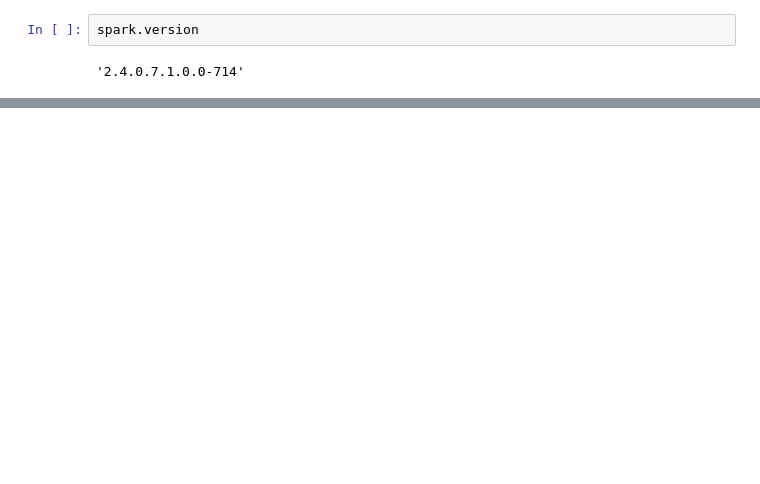
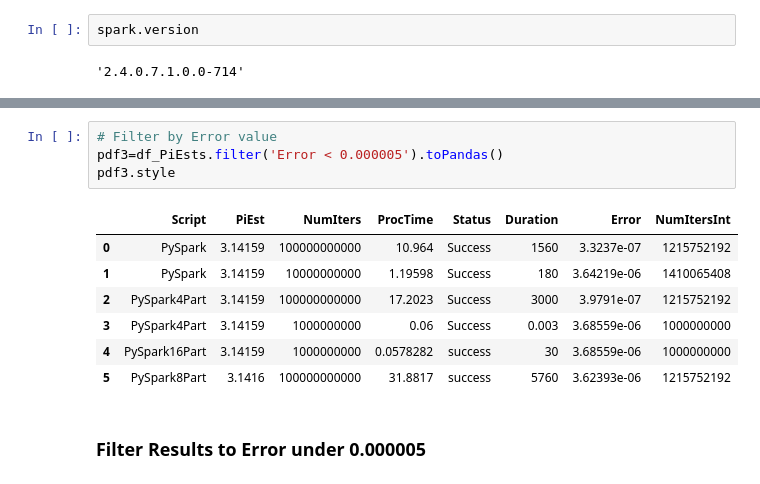
Before and after one commit to BrooksIan/EstimatingPi, a Jupyter notebook: EstResults.ipynb, the cells around one changed output, grey strips where cells are left out. Cells and saved outputs as stored; diff of their text form; blank space fills up the shorter version.

```diff
--- a/EstResults.ipynb
+++ b/EstResults.ipynb
@@ -65,0 +202,14 @@ raw_data = spark.read.json("pi_experiments.json")
+# %%
+# Filter by Error value
+pdf3=df_PiEsts.filter('Error < 0.000005').toPandas()
+pdf3.style
+# %% [output]
+|  | Script | PiEst | NumIters | ProcTime | Status | Duration | Error | NumItersInt |
+| 0 | PySpark | 3.14159 | 100000000000 | 10.964 | Success | 1560 | 3.3237e-07 | 1215752192 |
+| 1 | PySpark | 3.14159 | 10000000000 | 1.19598 | Success | 180 | 3.64219e-06 | 1410065408 |
+| 2 | PySpark4Part | 3.14159 | 100000000000 | 17.2023 | Success | 3000 | 3.9791e-07 | 1215752192 |
+| 3 | PySpark4Part | 3.14159 | 1000000000 | 0.06 | Success | 0.003 | 3.68559e-06 | 1000000000 |
+| 4 | PySpark16Part | 3.14159 | 1000000000 | 0.0578282 | success | 30 | 3.68559e-06 | 1000000000 |
+| 5 | PySpark8Part | 3.1416 | 100000000000 | 31.8817 | success | 5760 | 3.62393e-06 | 1215752192 |
+# %% [markdown]
+### Filter Results to Error under 0.000005
```
Also changed, not shown: parts of 27 cells of this notebook, 2 other files.
